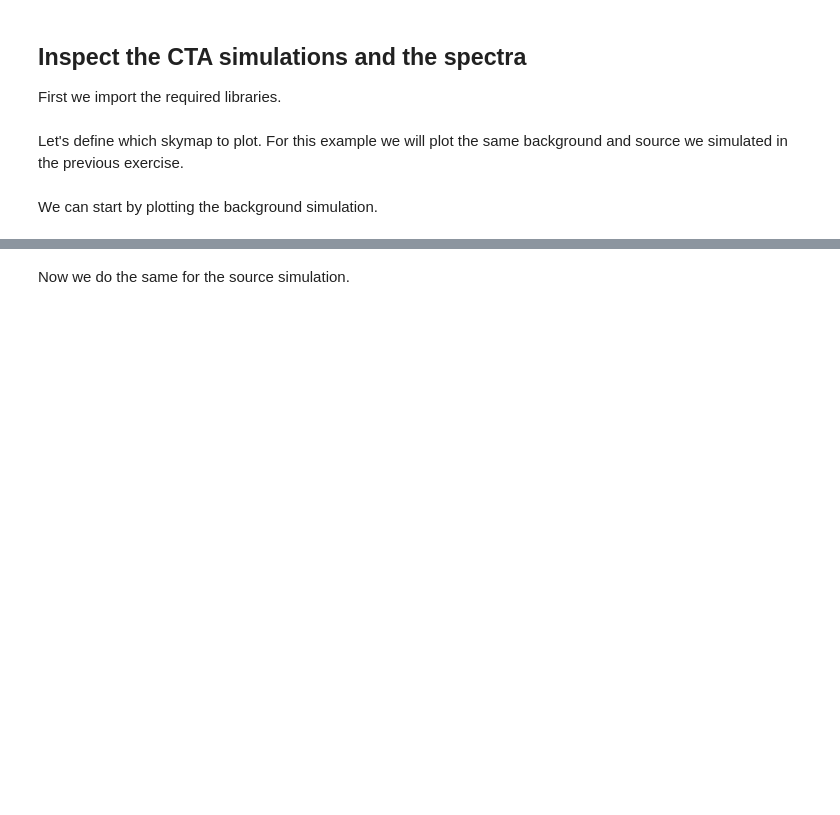
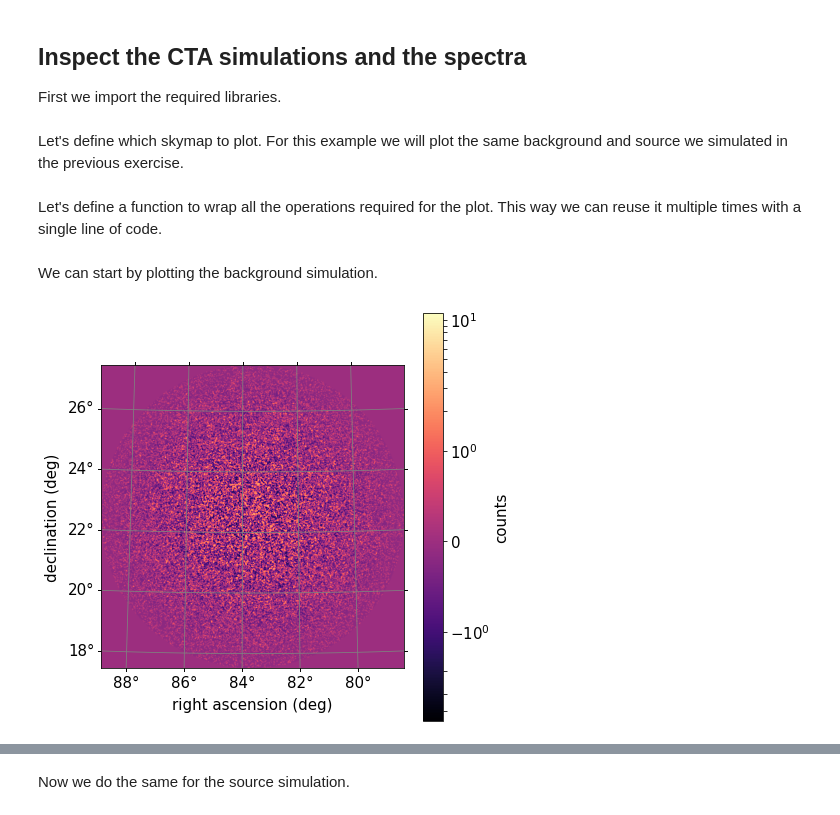
Before and after one commit to ambra-dipiano/studenti_computer_vision, a Jupyter notebook: notebooks/2_inspect_cta_simulation.ipynb, the cells around one changed output, grey strips where cells are left out. Drawn from its saved outputs; the diff is of its cells as text; code cells hidden in the pictures; blank space fills up the shorter version.

```diff
--- a/notebooks/2_inspect_cta_simulation.ipynb
+++ b/notebooks/2_inspect_cta_simulation.ipynb
@@ -10,11 +14,40 @@ Let's define which skymap to plot. For this example we will plot the same backgr
 # observation and target
 bkg_skymap = '../data/bkg_test_sky.fits'
 crab_skymap = '../data/crab_test_sky.fits'
+# %% [markdown]
+Let's define a function to wrap all the operations required for the plot. This way we can reuse it multiple times with a single line of code.
+# %%
+def plot_fits_skymap(file, name='skymap.png', title=None, xlabel='right ascension (deg)',
+                     ylabel='declination (deg)', figsize=(10, 10), fontsize=20, cmap='magma'):
+    # get map
+    with fits.open(file) as hdul:
+        wcs = WCS(hdul[0].header)
+        data = hdul[0].data
+
+    # plot
+    fig = plt.figure(figsize=figsize)
+    ax = plt.subplot(projection=wcs)
+    img = plt.imshow(data, norm=SymLogNorm(1), interpolation='gaussian', cmap=cmap)
+    ax.coords[0].set_format_unit(u.deg)
+    ax.coords[1].set_format_unit(u.deg)
+    cb = plt.colorbar(img, ax=ax)
+    # axis
+    ax.tick_params(axis='both', labelsize=fontsize)
+    cb.ax.tick_params(labelsize=fontsize)
+    cb.set_label('counts', fontsize=fontsize)
+    ax.set_xlabel(xlabel, fontsize=fontsize)
+    ax.set_ylabel(ylabel, fontsize=fontsize)
+    ax.set_title(title, fontsize=fontsize)
+    ax.grid(color='grey', ls='solid')
+    fig.tight_layout()
+    fig.savefig(name)
+    return
 # %% [markdown]
 We can start by plotting the background simulation.
 # %%
-sky = SkyImage()
-sky.plot_fits_skymap(file=bkg_skymap, name=bkg_skymap.replace('.fits', '.png'), figsize=(6, 6), fontsize=15)
+plot_fits_skymap(file=bkg_skymap, name=bkg_skymap.replace('.fits', '.png'), figsize=(6, 6), fontsize=15)
+# %% [output]
+[figure, added]
 # %%
 from IPython import display
 display.Image("../data/bkg_test_sky.png")
```
Also changed, not shown: parts of 4 cells of this notebook, 3 other files.
